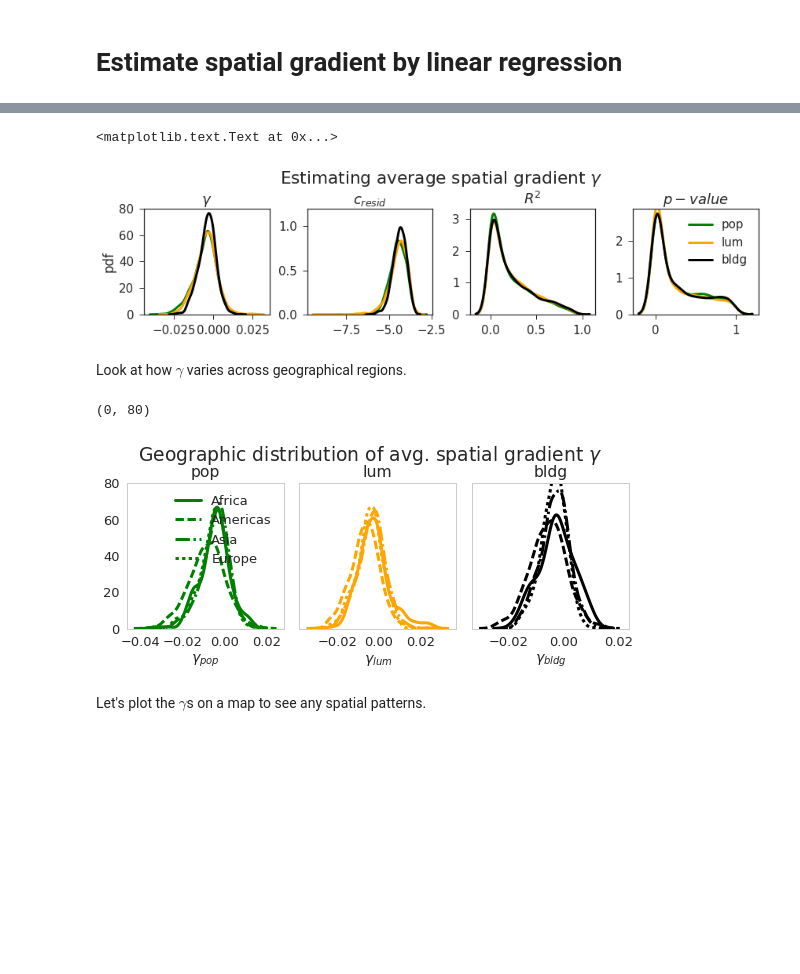
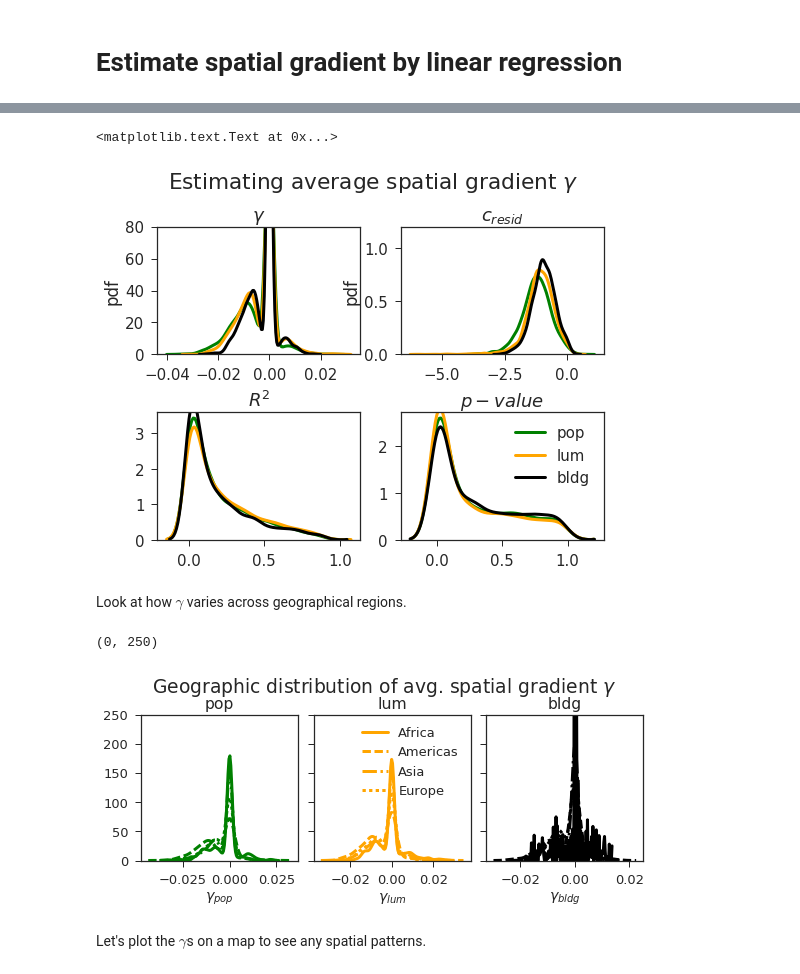
Before and after one commit to adrianalbert/urbanization-patterns, a Jupyter notebook: experiments/City clustering analysis.ipynb, the cells around one changed output, grey strips where cells are left out. Cells and saved outputs as stored; diff of their text form; code cells hidden in the pictures; blank space fills up the shorter version.

```diff
--- a/experiments/City clustering analysis.ipynb
+++ b/experiments/City clustering analysis.ipynb
@@ -124,7 +150,7 @@ fig, ax = plt.subplots(1,3, figsize=(12,4), gridspec_kw={"wspace":0.195, "hspace
 for j,s,a in zip(range(len(smpl)),['bldg', 'pop', 'lum'],ax.flatten()):
     for k,v in smpl.iteritems():
         mu = v['profiles'][s][0]
-        a.plot(xtick_labels, np.log10(mu), lw=3,
+        a.plot(xtick_labels, np.log10(mu), lw=3, color=colormap_cities[k],
                label=v['city'].split("(")[0])
     a.set_title(s)
     if j == 0:
@@ -431,12 +472,12 @@ line_styles = ['-', '--', '-.', ':']
 for a,c in zip(ax.flatten(), ["pop", "lum"]):
     for i,l in enumerate(['Africa', 'Americas', 'Asia', 'Europe']):
         sns.kdeplot(np.log10(scales_norm_df[c][scales_norm_df['region']==l].values), ax=a,
-                    color=colormap[c], label=l if c=="pop" else None,
+                    color=colormap[c], label=l if c=="lum" else None,
                     lw=3, linestyle=line_styles[i])
     a.set_title(c)
     a.set_xlabel("log $\hat c_{%s}$"%c)
 a.legend(loc="best") #, bbox_to_anchor=(1.1, 1.05))
 fig.subplots_adjust(top=0.8)
 fig.suptitle("Distribution of city scales: normalized by built area")
-plt.ylim((0,2.5))
+plt.ylim((0,3))
 # %% [output]
@@ -470,16 +511,19 @@ Name: scale, dtype: int64
 sns.set_context("notebook", font_scale=1.5)
 sns.set(style="ticks")
 
-plt.figure(figsize=(6,4))
 g = sns.jointplot(np.log10(scales_norm[:,0]), np.log10(scales_norm[:,1]),
-              kind="hex", color="black", ylim=(0.5,4))
+              kind="hex", color="black", ylim=(0.5,4), size=4)
 g.fig.suptitle("Population vs luminosity (normalized)", fontsize=16)
-g.ax_joint.set_xlabel("log $\hat x_{pop}$", fontsize=16)
-g.ax_joint.set_ylabel("log $\hat x_{lum}$", fontsize=16)
+g.ax_joint.set_xlabel("log $\hat c_{pop}$", fontsize=16)
+g.ax_joint.set_ylabel("log $\hat c_{lum}$", fontsize=16)
 
 for q in q_pop[1:-1]:
     g.ax_joint.axvline(x=np.log10(q), color=colormap["pop"])
 
 for q in q_lum[1:-1]:
     g.ax_joint.axhline(y=np.log10(q), color=colormap["lum"])
+
+# for qp,sp in zip(q_pop, ["low", "med", "hi"]):
+#     for ql,sl in zip(q_lum, ["low", "med", "hi"]):
+#         g.ax_joint.annotate(sl, xy=(qp*1.05, ql), color=colormap["lum"])
 # %% [output]
@@ -500,7 +543,7 @@ grad_pop = map(f_ols, Xpop_hat_log)
 grad_pop = pd.DataFrame(grad_pop,
                         columns=["slope", "intercept", "rvalue", "pvalue", "stderr"])
 grad_pop = pd.concat([info_df, grad_pop], axis=1)
-# grad_pop[grad_pop['pvalue']<0.1] = 0
+grad_pop['slope'][grad_pop['pvalue']>0.1] = 0
 
 # luminosity
 
@@ -508,6 +551,7 @@ grad_lum = map(f_ols, Xlum_hat_log)
 grad_lum = pd.DataFrame(grad_lum,
                         columns=["slope", "intercept", "rvalue", "pvalue", "stderr"])
 grad_lum = pd.concat([info_df, grad_lum], axis=1)
+grad_lum['slope'][grad_lum['pvalue']>0.1] = 0
 
 # buildings
 
@@ -515,6 +559,7 @@ grad_bld = map(f_ols, Xbld_hat_log)
 grad_bld = pd.DataFrame(grad_bld,
                         columns=["slope", "intercept", "rvalue", "pvalue", "stderr"])
 grad_bld = pd.concat([info_df, grad_bld], axis=1)
+grad_bld['slope'][grad_bld['pvalue']>0.1] = 0
 
 
 grad_pop.head()
@@ -528,25 +573,25 @@ grad_pop.head()
 # %%
 sns.set_context("notebook", font_scale=1.5)
 
-fig, ax = plt.subplots(1,4, figsize=(14,3),
-                      gridspec_kw={"wspace":0.3, "hspace":0.25},
+fig, ax = plt.subplots(2,2, figsize=(8,6),
+                      gridspec_kw={"wspace":0.2, "hspace":0.45},
                       sharex=False, sharey=False)
 for df,c in zip([grad_pop, grad_lum, grad_bld], ['pop', 'lum', 'bldg']):
-    sns.kdeplot(df['slope'].values, ax=ax[0], color=colormap[c], lw=3)
-    sns.kdeplot(df['intercept'].values, ax=ax[1], color=colormap[c], lw=3)
-    sns.kdeplot(df['rvalue'].values, ax=ax[2], color=colormap[c], lw=3)
-    sns.kdeplot(df['pvalue'].values, ax=ax[3], color=colormap[c], label=c, lw=3)
+    sns.kdeplot(df['slope'].values, ax=ax[0,0], color=colormap[c], lw=3)
+    sns.kdeplot(df['intercept'].values, ax=ax[0,1], color=colormap[c], lw=3)
+    sns.kdeplot(df['rvalue'].values, ax=ax[1,0], color=colormap[c], lw=3)
+    sns.kdeplot(df['pvalue'].values, ax=ax[1,1], color=colormap[c], label=c, lw=3)
 
-ax[0].set_ylabel("pdf")
-ax[0].set_title("$\gamma$"); ax[0].set_ylim((0,80))
-ax[1].set_title("$c_{resid}$"); ax[1].set_ylim((0,1.2))
-ax[2].set_title("$R^2$")
-ax[3].set_title("$p-value$")
-fig.subplots_adjust(top=0.75)
+ax[0,0].set_ylabel("pdf"); ax[0,1].set_ylabel("pdf")
+ax[0,0].set_title("$\gamma$"); ax[0,0].set_ylim((0,80))
+ax[0,1].set_title("$c_{resid}$"); ax[0,1].set_ylim((0,1.2))
+ax[1,0].set_title("$R^2$")
+ax[1,1].set_title("$p-value$")
+fig.subplots_adjust(top=0.85)
 fig.suptitle("Estimating average spatial gradient $\gamma$")
 # %% [output]
 <matplotlib.text.Text at 0x...>
-[figure, old version]
+[figure, new version]
 # %% [markdown]
 Look at how $\gamma$ varies across geographical regions.
 # %%
@@ -560,17 +605,17 @@ line_styles = ['-', '--', '-.', ':']
 for a,c,df in zip(ax.flatten(), ["pop", "lum", "bldg"], [grad_pop, grad_lum, grad_bld]):
     for i,l in enumerate(['Africa', 'Americas', 'Asia', 'Europe']):
         sns.kdeplot(df[df['region']==l]['slope'].values, ax=a,
-                    color=colormap[c], label=l if c=="pop" else None,
+                    color=colormap[c], label=l if c=="lum" else None,
                     lw=3, linestyle=line_styles[i])
     a.set_title(c)
     a.set_xlabel("$\gamma_{%s}$"%c)
 ax[2].legend(loc="best", bbox_to_anchor=(1.1, 1.05))
 fig.subplots_adjust(top=0.8)
 fig.suptitle("Geographic distribution of avg. spatial gradient $\gamma$")
-plt.ylim((0,80))
+plt.ylim((0,250))
 # %% [output]
-(0, 80)
+(0, 250)
-[figure, old version]
+[figure, new version]
 # %% [markdown]
 Let's plot the $\gamma$s on a map to see any spatial patterns.
 # %%
```
Also changed, not shown: parts of 87 cells of this notebook, 5 other files.
